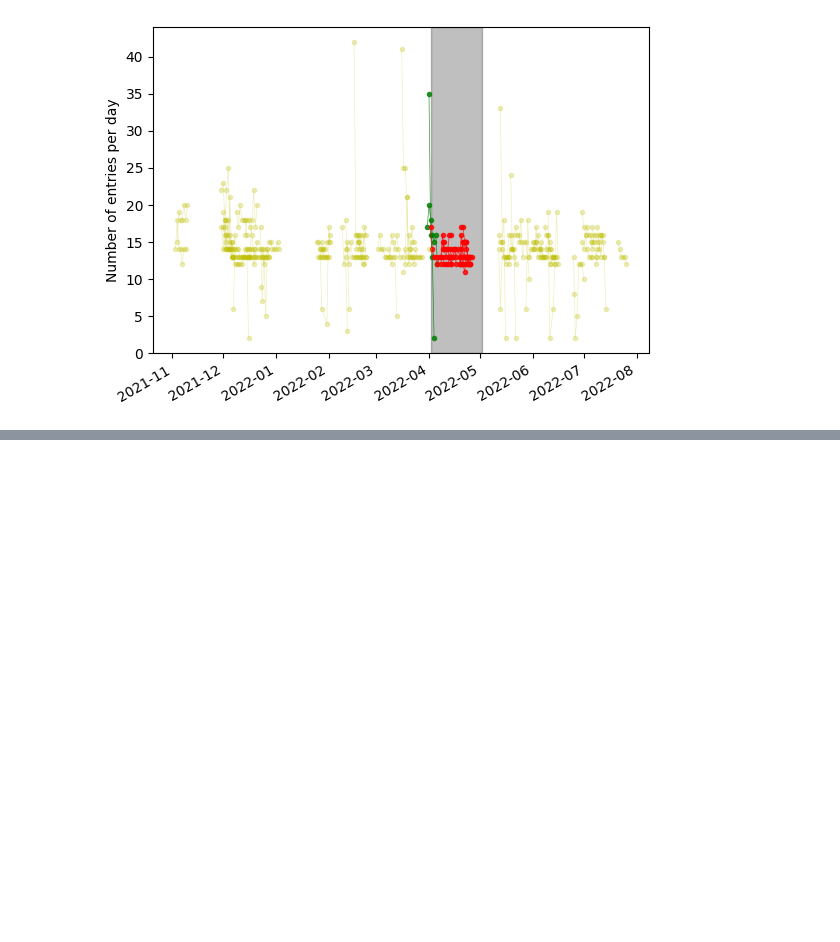
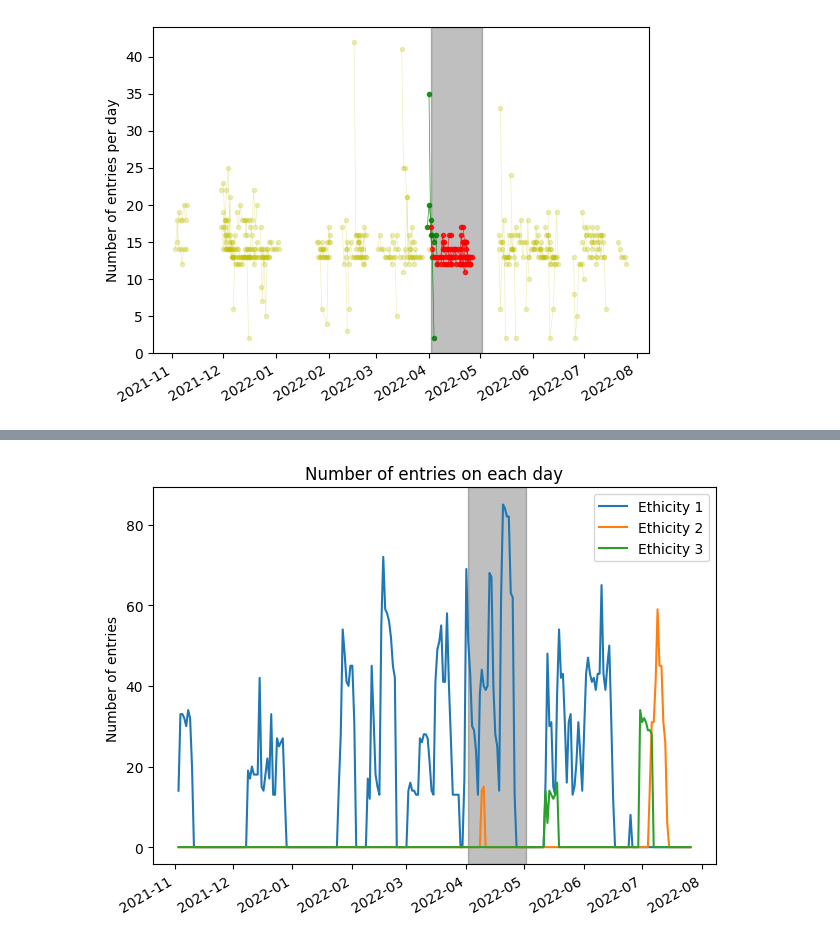
Before and after one commit to richard-lane/seaco_malaysia, a Jupyter notebook: other_stuff.ipynb, the cells around one changed output, grey strips where cells are left out. Saved outputs shown, nothing was run; the diff lists cells and outputs as text; code cells hidden in the pictures; blank space fills up the shorter version.

```diff
--- a/other_stuff.ipynb
+++ b/other_stuff.ipynb
@@ -267,0 +308,17 @@ for day in days:
+# %%
+fig, axis = plt.subplots()
+axis.plot(days, entries, label=[f"Ethicity {int(i)}" for i in ethnicities])
+axis.legend()
+
+plotting.shade_ramadan(axis)
+
+axis.set_title("Number of entries on each day")
+axis.set_ylabel("Number of entries ")
+
+fig.autofmt_xdate()
+
+fig.tight_layout()
+
+fig.savefig("img/n_entries_per_day_ethnicity.png")
+# %% [output]
+[figure, added]
```
Also changed, not shown: parts of 3 cells of this notebook.
